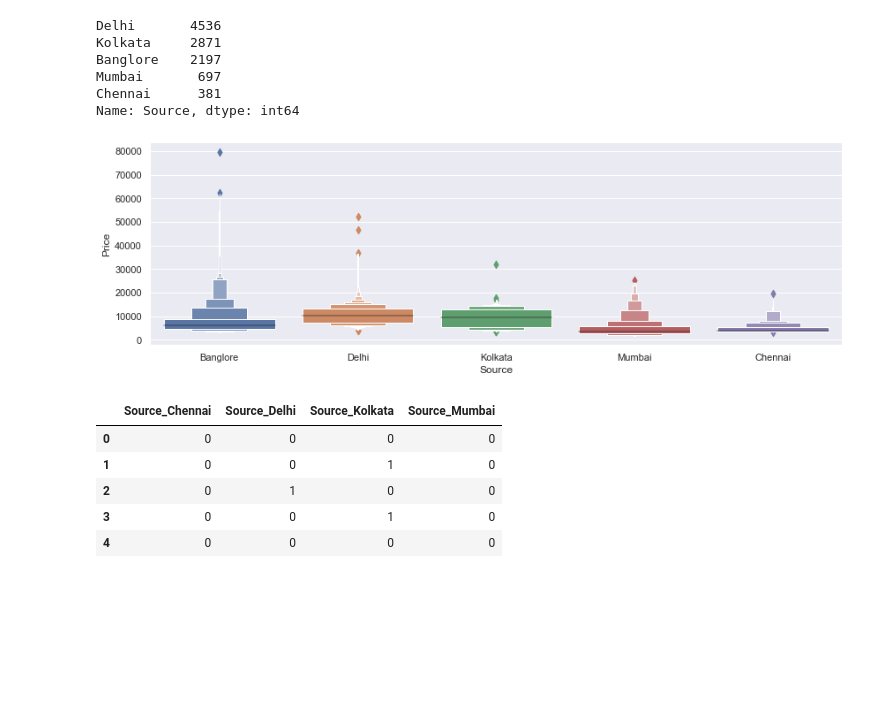
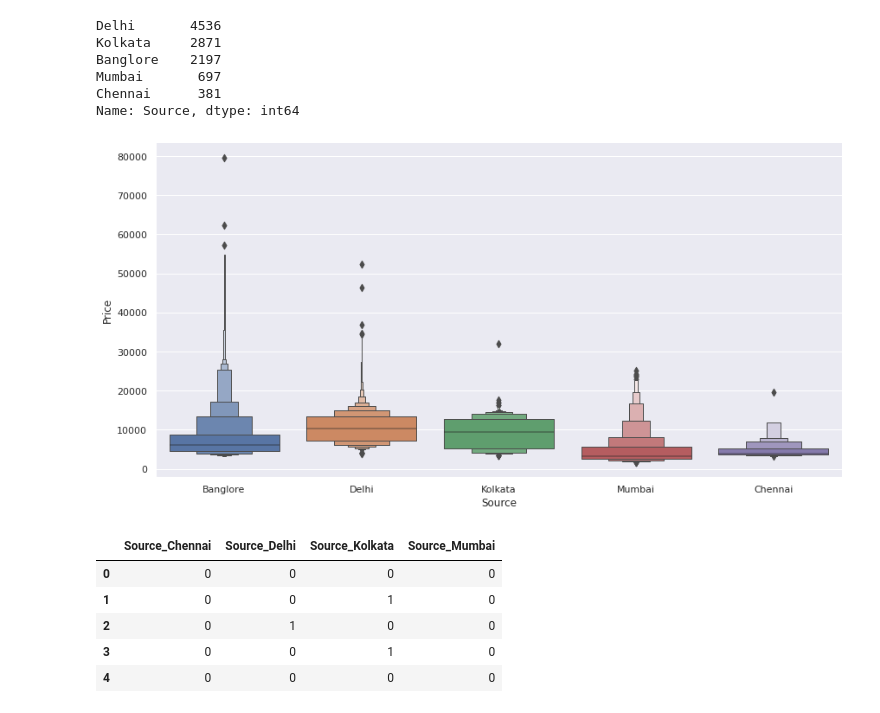
Before and after one commit to theAdarshSrivastava/Flight_Fare_Prediction-, a Jupyter notebook: flight_price.ipynb, the cells around one changed output. Cells and saved outputs as stored; diff of their text form; code cells hidden in the pictures; blank space fills up the shorter version.

```diff
--- a/flight_price.ipynb
+++ b/flight_price.ipynb
@@ -250,10 +245,10 @@ Name: Source, dtype: int64
 # %%
 # Source vs Price
 
-sns.catplot(y = "Price", x = "Source", data = train_data.sort_values("Price", ascending = False), kind="boxen", height = 4, aspect = 3)
+sns.catplot(y = "Price", x = "Source", data = train_data.sort_values("Price", ascending = False), kind="boxen", height = 6, aspect = 2)
 plt.show()
 # %% [output]
-[figure, old version]
+[figure, new version]
 # %%
 # As Source is Nominal Categorical data we will perform OneHotEncoding
 
```
Also changed, not shown: parts of 48 cells of this notebook.
